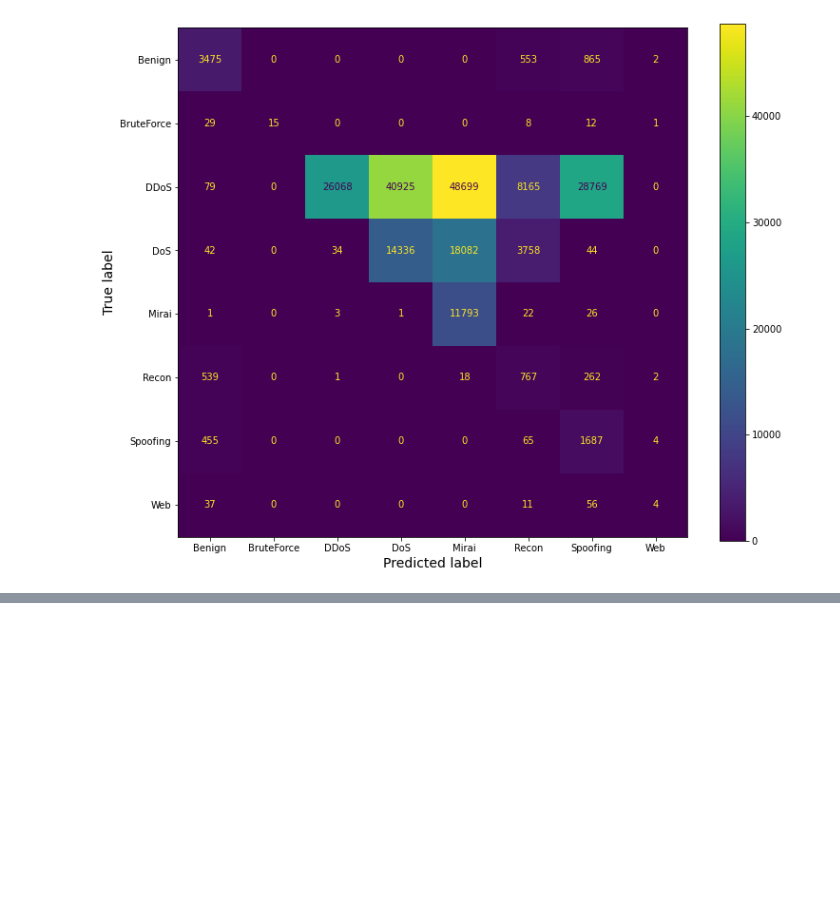
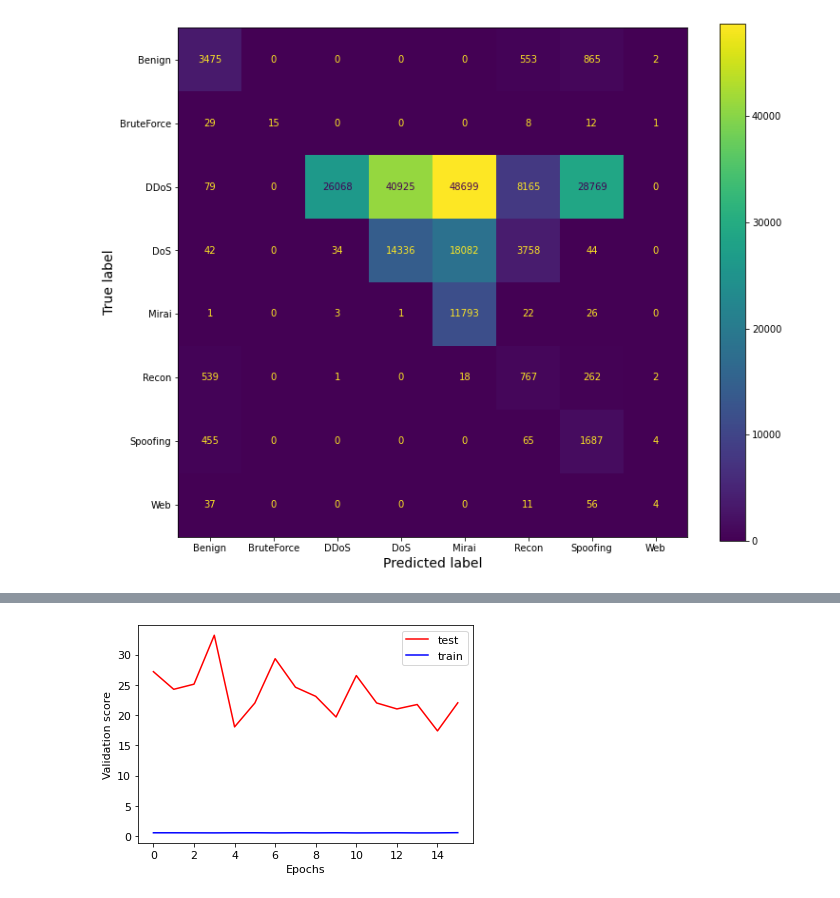
Before and after one commit to kamilbanas85/IoT_Intrusion_MultiClassification, a Jupyter notebook: IoT_Intrusion_model_02_ann.ipynb, the cells around one changed output, grey strips where cells are left out. Cells and saved outputs as stored; diff of their text form; code cells hidden in the pictures; blank space fills up the shorter version.

```diff
--- a/IoT_Intrusion_model_02_ann.ipynb
+++ b/IoT_Intrusion_model_02_ann.ipynb
@@ -519,0 +526,17 @@ model_ann_random_search_02.cv_results_
+# %%
+# define model based on prviouse one
+model_ann_03 = \
+    create_feed_forward_model(
+             hidden_layers_nr   = model_ann_random_search_02.best_params_['model__hidden_layers_nr'],\
+             neurons_nr         = model_ann_random_search_02.best_params_['model__neurons_nr'],\
+             loss               = model_ann_random_search_02.best_params_['model__loss'],\
+             optimizer          = model_ann_random_search_02.best_params_['model__optimizer'],\
+             input_shape        = model_ann_random_search_02.best_params_['model__input_shape'],\
+             output_nodes_nr    = model_ann_random_search_02.best_params_['model__output_nodes_nr'],\
+             add_batch_norm     = model_ann_random_search_02.best_params_['model__add_batch_norm'],\
+             activation_fun     = model_ann_random_search_02.best_params_['model__activation_fun'],\
+             activation_out     = model_ann_random_search_02.best_params_['model__activation_out'],\
+             dropout            = model_ann_random_search_02.best_params_['model__dropout'],\
+             init               = model_ann_random_search_02.best_params_['model__init'],\
+             regression_type    = model_ann_random_search_02.best_params_['model__regression_type']
+                           )
@@ -519,0 +545,16 @@ model_ann_random_search_02.cv_results_
+# %%
+# define callbeck
+callback = tf.keras.callbacks.EarlyStopping(monitor='loss', patience=5)
+
+
+# Train model on new dataset
+model_ann_03_history = model_ann_03.fit(X_train_02_sld, yohe_train_02,\
+                                        #validation_data = (x_val, y_val),
+                                        validation_split = 0.3,
+                                        epochs = 100, callbacks = [callback],\
+                                        batch_size = model_ann_random_search_02.best_params_['batch_size'],\
+                                        verbose = 0)
+# %%
+plot_loss_train_vs_val(model_ann_03_history)
+# %% [output]
+[figure, added]
```
Also changed, not shown: parts of 36 cells of this notebook.
